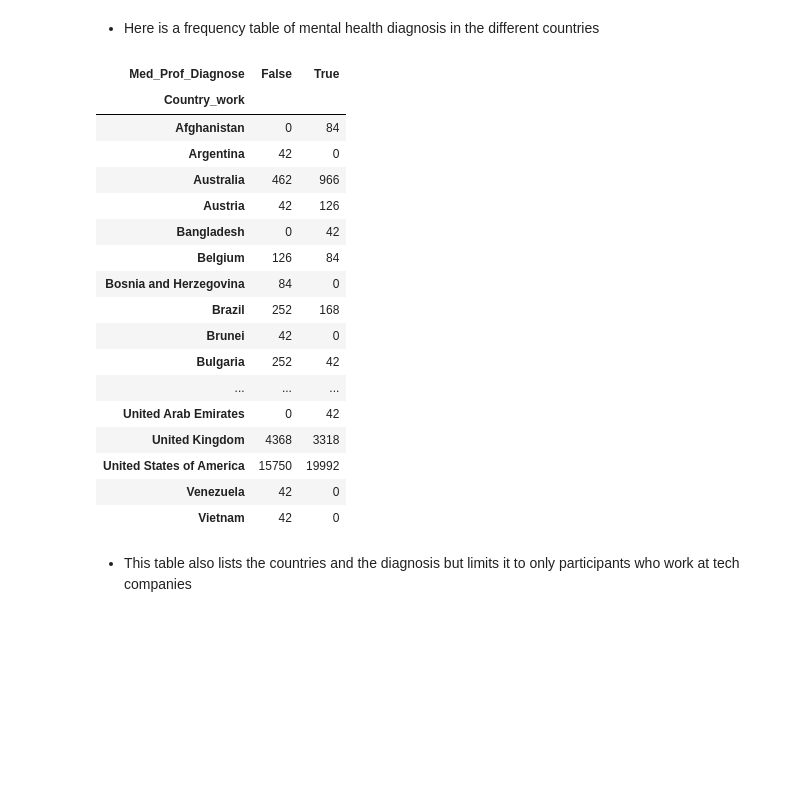
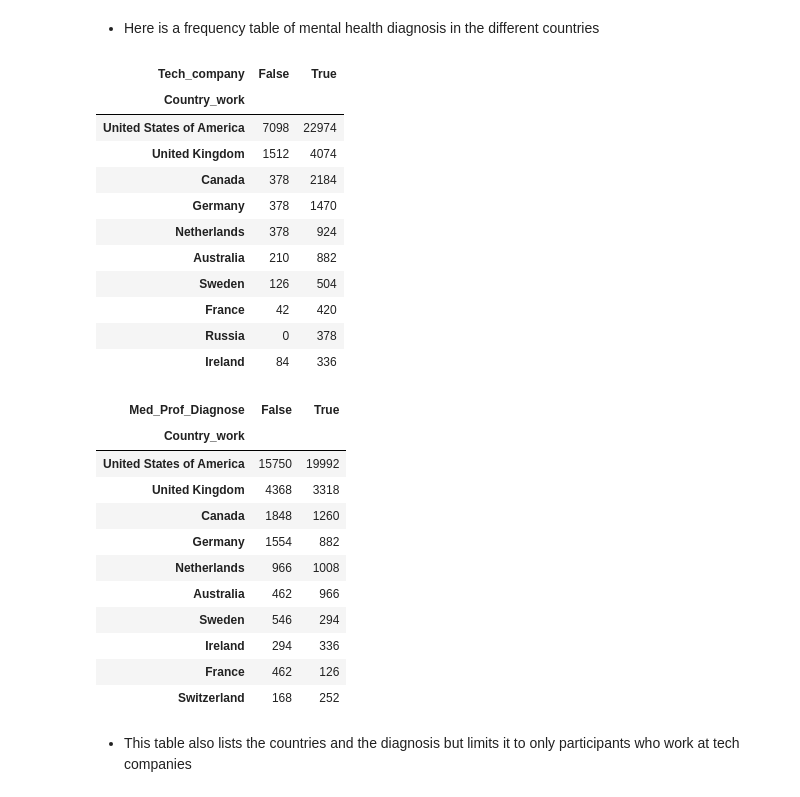
Before and after one commit to emmablumenkrantz/PUBH1142, a Jupyter notebook: Analysis_MHIT.ipynb, the cells around one changed output. Saved outputs shown, nothing was run; the diff lists cells and outputs as text; code cells hidden in the pictures; blank space fills up the shorter version.

```diff
--- a/Analysis_MHIT.ipynb
+++ b/Analysis_MHIT.ipynb
@@ -153,26 +131,56 @@ pd.crosstab(os['Country_work'], os['Tech_company'])
 # %% [markdown]
 - Here is a frequency table of mental health diagnosis in the different countries
-# %%
-# Compare the frequency of each country you work in with the frequency of mental health diagnosis
-pd.crosstab(os['Country_work'], os['Med_Prof_Diagnose'])
-# %% [output]
-| Med_Prof_Diagnose | False | True |
-| Country_work |  |  |
-| Afghanistan | 0 | 84 |
-| Argentina | 42 | 0 |
-| Australia | 462 | 966 |
-| Austria | 42 | 126 |
-| Bangladesh | 0 | 42 |
-| Belgium | 126 | 84 |
-| Bosnia and Herzegovina | 84 | 0 |
-| Brazil | 252 | 168 |
-| Brunei | 42 | 0 |
-| Bulgaria | 252 | 42 |
-| ... | ... | ... |
-| United Arab Emirates | 0 | 42 |
-| United Kingdom | 4368 | 3318 |
-| United States of America | 15750 | 19992 |
-| Venezuela | 42 | 0 |
-| Vietnam | 42 | 0 |
+# %%
+# Group by country and tech company, and count occurrences
+country_tech_counts = os.groupby(['Country_work', 'Tech_company']).size().unstack(fill_value=0)
+
+# Sort by the 'True' column (tech companies) in descending order
+sorted_country_tech_counts = country_tech_counts.sort_values(by=True, ascending=False)
+
+# Display only the top 10 countries
+top_10_countries_tech = sorted_country_tech_counts.head(10)
+top_10_countries_tech
+# %% [output]
+| Tech_company | False | True |
+| Country_work |  |  |
+| United States of America | 7098 | 22974 |
+| United Kingdom | 1512 | 4074 |
+| Canada | 378 | 2184 |
+| Germany | 378 | 1470 |
+| Netherlands | 378 | 924 |
+| Australia | 210 | 882 |
+| Sweden | 126 | 504 |
+| France | 42 | 420 |
+| Russia | 0 | 378 |
+| Ireland | 84 | 336 |
+# %%
+# Create a crosstab of countries and mental health diagnoses
+country_diagnosis_counts = pd.crosstab(os['Country_work'], os['Med_Prof_Diagnose'])
+
+# Add a total column to calculate the total frequency for each country
+country_diagnosis_counts['Total'] = country_diagnosis_counts.sum(axis=1)
+
+# Sort by the total frequency in descending order
+sorted_country_diagnosis_counts = country_diagnosis_counts.sort_values(by='Total', ascending=False)
+
+# Display only the top 10 countries
+top_10_countries_dg = sorted_country_diagnosis_counts.head(10)
+
+# Drop the 'Total' column for display purposes (optional)
+top_10_countries_dg = top_10_countries_dg.drop(columns=['Total'])
+top_10_countries_dg
+# %% [output]
+| Med_Prof_Diagnose | False | True |
+| Country_work |  |  |
+| United States of America | 15750 | 19992 |
+| United Kingdom | 4368 | 3318 |
+| Canada | 1848 | 1260 |
+| Germany | 1554 | 882 |
+| Netherlands | 966 | 1008 |
+| Australia | 462 | 966 |
+| Sweden | 546 | 294 |
+| Ireland | 294 | 336 |
+| France | 462 | 126 |
+| Switzerland | 168 | 252 |
 # %% [markdown]
 - This table also lists the countries and the diagnosis but limits it to only participants who work at tech companies
```
Also changed, not shown: parts of 3 cells of this notebook.
